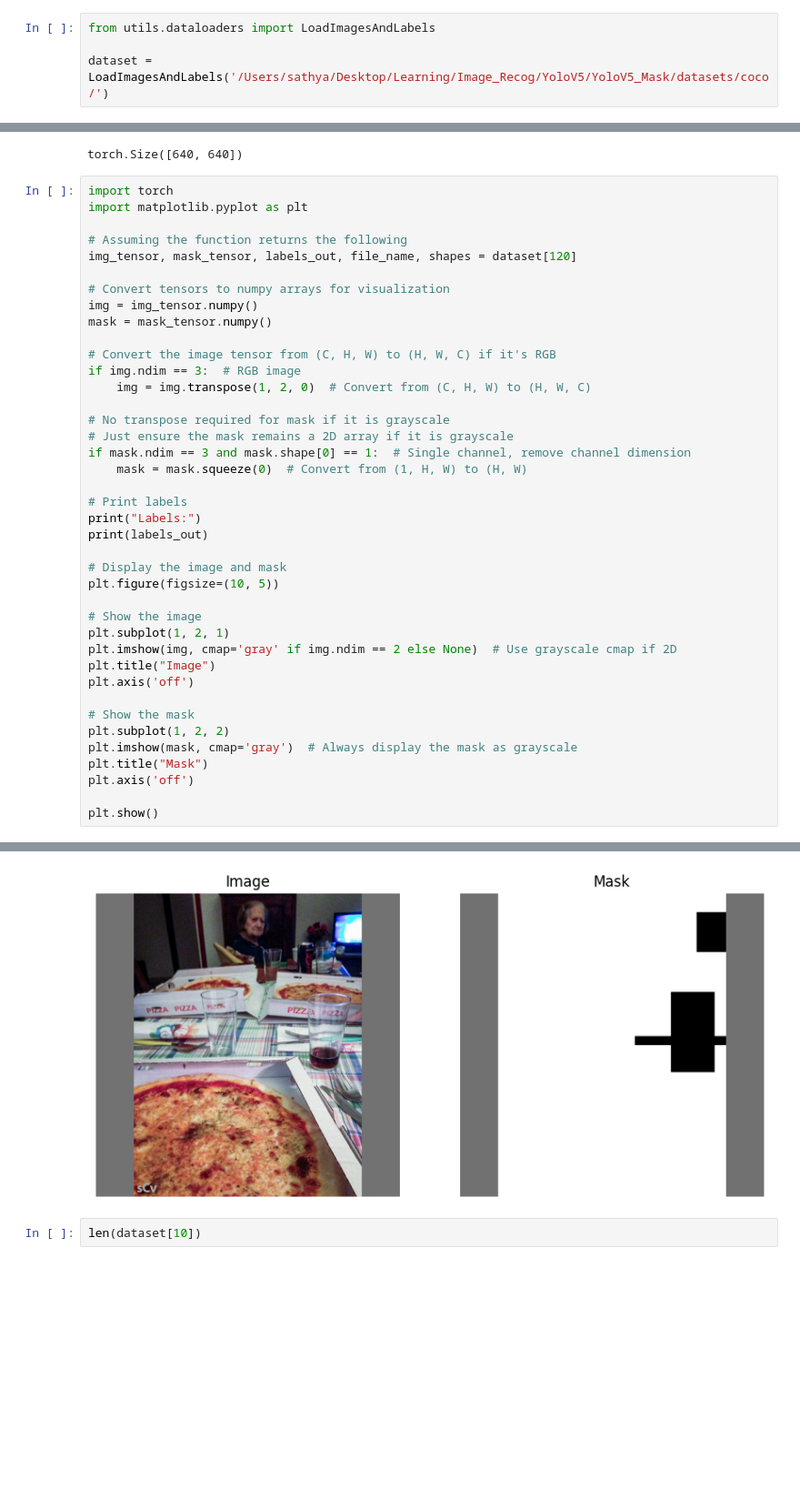
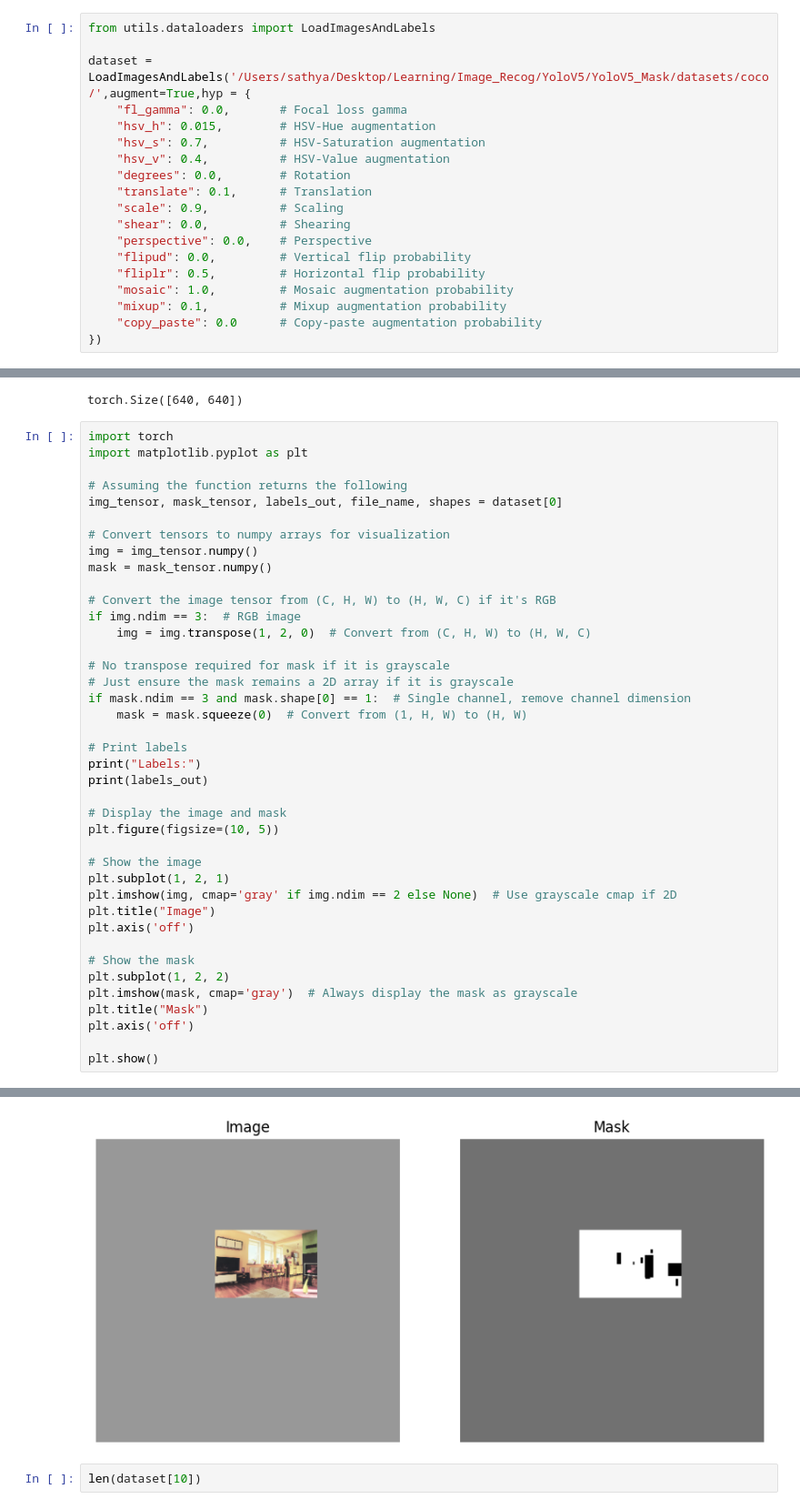
Before and after one commit to sathyasheelans/yolov5, a Jupyter notebook: dataloader_test.ipynb, the cells around one changed output, grey strips where cells are left out. Shown at 91% size. Cells and saved outputs as stored; diff of their text form; blank space fills up the shorter version.

Commit message:
Augmentation
Masks contain the same augmentaion as images. Data augmnetation without the mosaic is complete

```diff
--- a/dataloader_test.ipynb
+++ b/dataloader_test.ipynb
@@ -26,5 +29,20 @@ Setup complete ✅ (8 CPUs, 16.0 GB RAM, 491.2/926.4 GB disk)
 # %%
 from utils.dataloaders import LoadImagesAndLabels
 
-dataset = LoadImagesAndLabels('/Users/sathya/Desktop/Learning/Image_Recog/YoloV5/YoloV5_Mask/datasets/coco/')
+dataset = LoadImagesAndLabels('/Users/sathya/Desktop/Learning/Image_Recog/YoloV5/YoloV5_Mask/datasets/coco/',augment=True,hyp = {
+    "fl_gamma": 0.0,       # Focal loss gamma
+    "hsv_h": 0.015,        # HSV-Hue augmentation
+    "hsv_s": 0.7,          # HSV-Saturation augmentation
+    "hsv_v": 0.4,          # HSV-Value augmentation
+    "degrees": 0.0,        # Rotation
+    "translate": 0.1,      # Translation
+    "scale": 0.9,          # Scaling
+    "shear": 0.0,          # Shearing
+    "perspective": 0.0,    # Perspective
+    "flipud": 0.0,         # Vertical flip probability
+    "fliplr": 0.5,         # Horizontal flip probability
+    "mosaic": 1.0,         # Mosaic augmentation probability
+    "mixup": 0.1,          # Mixup augmentation probability
+    "copy_paste": 0.0      # Copy-paste augmentation probability
+})
 # %% [output]
@@ -69,7 +76,7 @@ import torch
 import matplotlib.pyplot as plt
 
 # Assuming the function returns the following
-img_tensor, mask_tensor, labels_out, file_name, shapes = dataset[120]
+img_tensor, mask_tensor, labels_out, file_name, shapes = dataset[0]
 
 # Convert tensors to numpy arrays for visualization
 img = img_tensor.numpy()
@@ -124,4 +132,4 @@ tensor([[0.00000e+00, 6.20000e+01, 8.26632e-01, 1.29883e-01, 9.67342e-02, 1.2979
-[figure, old version]
+[figure, new version]
 # %%
 len(dataset[10])
 # %% [output]
```
Also changed, not shown: parts of 11 cells of this notebook, 2 other files.
